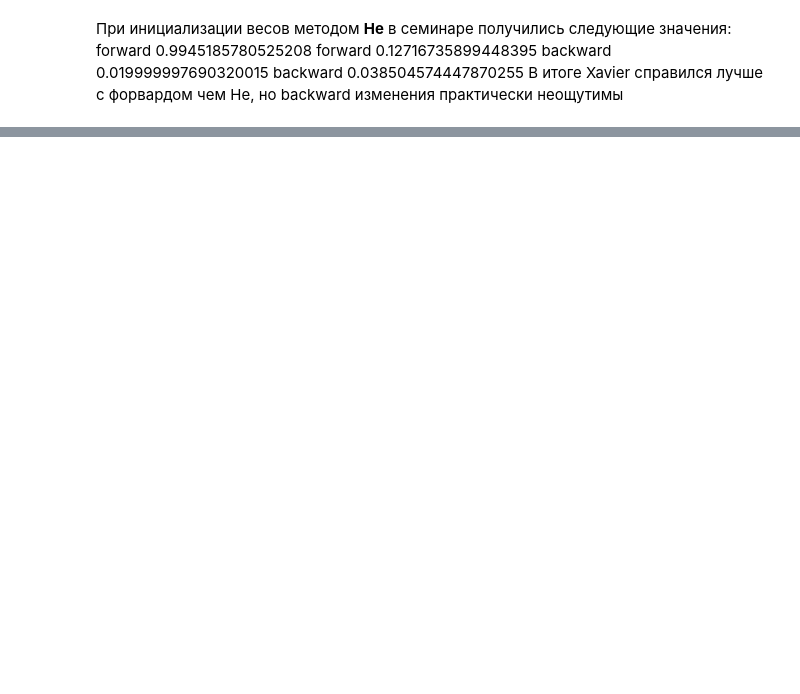
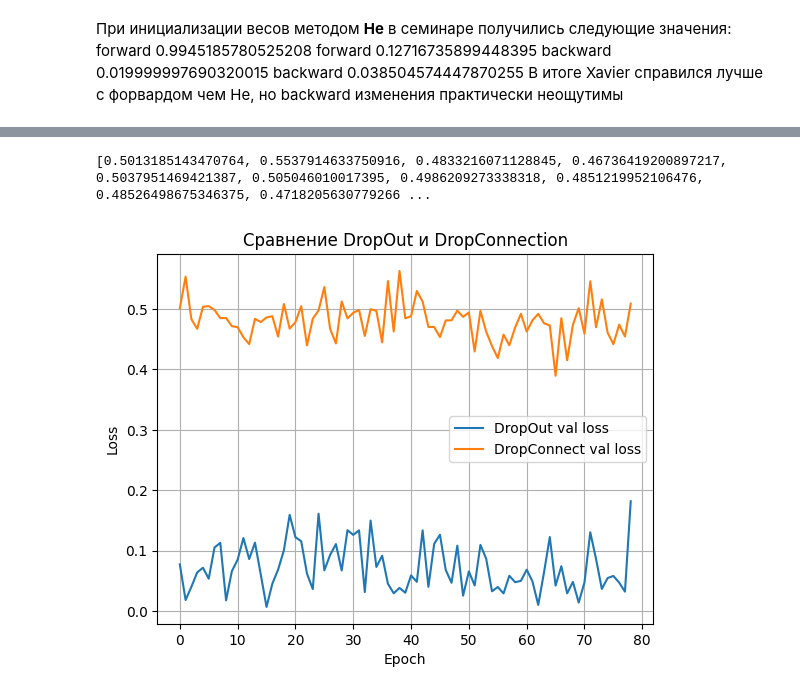
Before and after one commit to garMBB/VK_ML-NN_2025, a Jupyter notebook: HW5.ipynb, the cells around one changed output, grey strips where cells are left out. Drawn from its saved outputs; the diff is of its cells as text; code cells hidden in the pictures; blank space fills up the shorter version.

```diff
--- a/HW5.ipynb
+++ b/HW5.ipynb
@@ -207,11 +209,9 @@ Test Epoch: 9   Loss: 0.066232
 # %%
 layers = [
-    nn.Linear(196, 150),
+    DropConnect(196, 150),
     nn.ReLU(),
-    DropConnect(),
-    nn.Linear(150, 50),
+    DropConnect(150, 50),
     nn.ReLU(),
-    DropConnect(),
     nn.Linear(50, 10)
 ]
 
@@ -222,0 +221,29 @@ TypeError: DropConnect.__init__() missing 2 required positional arguments: 'inpu
+# %%
+for epoch in range(10):
+    network.train()
+    for batch_idx, (images_train, labels_train) in enumerate(train_loader):
+        optimizer.zero_grad()
+        X = images_train.data
+        y = labels_train.data
+        output = network(X)
+        loss = loss_fn(output, y)
+        loss.backward()
+        optimizer.step()
+
+        if batch_idx % 100 == 0:
+            print('Train Epoch: {} [{}/{} ({:.0f}%)]\tLoss: {:.6f}'.format(
+            epoch, batch_idx * len(X), len(train_loader.dataset),
+            100. * batch_idx / len(train_loader), loss.item()))
+
+    network.eval()
+    losses = []
+    for batch_idx, (images_test, labels_test) in enumerate(test_loader):
+        X = images_test.data
+        y = labels_test.data
+        output = network(X)
+        loss = loss_fn(output, y)
+
+        losses.append(loss.item())
+
+    print('Test Epoch: {}\tLoss: {:.6f}'.format(
+            epoch, np.mean(losses)))
@@ -222,0 +268,16 @@ TypeError: DropConnect.__init__() missing 2 required positional arguments: 'inpu
+# %%
+DropCon_los = losses
+# %%
+print(DropCon_los)
+# %% [output]
+[0.5013185143470764, 0.5537914633750916, 0.4833216071128845, 0.46736419200897217, 0.5037951469421387, 0.505046010017395, 0.4986209273338318, 0.4851219952106476, 0.48526498675346375, 0.4718205630779266 ...
+# %%
+plt.plot(DropOut_los, label='DropOut val loss')
+plt.plot( DropCon_los, label='DropConnect val loss')
+plt.xlabel('Epoch')
+plt.ylabel('Loss')
+plt.title('Сравнение DropOut и DropConnection')
+plt.legend()
+plt.grid()
+# %% [output]
+[figure, added]
```
Also changed, not shown: parts of 6 cells of this notebook.
